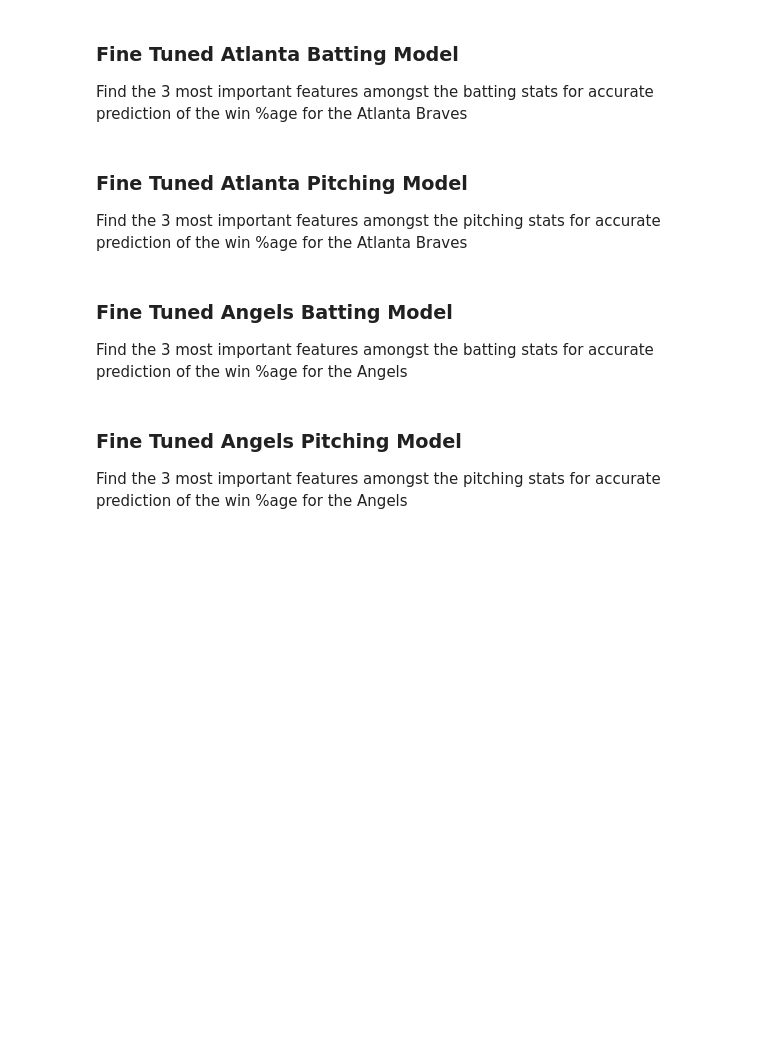
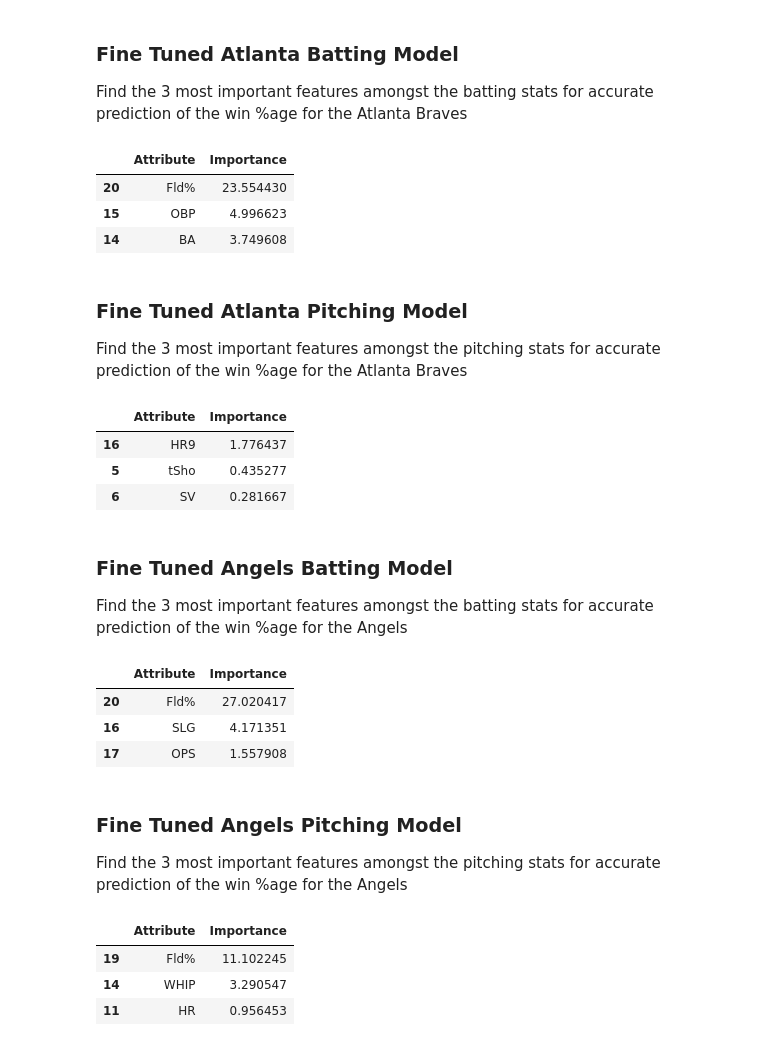
Before and after one commit to rxs1182/SNUPy_ipynb, a Jupyter notebook: Practice/05_rachel_eda.ipynb, the cells around one changed output. Saved outputs shown, nothing was run; the diff lists cells and outputs as text; code cells hidden in the pictures; blank space fills up the shorter version.

```diff
--- a/Practice/05_rachel_eda.ipynb
+++ b/Practice/05_rachel_eda.ipynb
@@ -62,3 +141,21 @@ Find the 3 most important features amongst the batting stats for accurate predic
+# %%
+x = atlanta_batting.iloc[:,-22:-1]
+y = atlanta_batting["WIN%"].to_numpy().reshape(-1, 1)
+x_train, x_test, y_train, y_test = train_test_split(x,y,test_size=0.35)
+
+model = LinearRegression()
+model.fit(x_train, y_train)
+importances = pandas.DataFrame(data={
+    'Attribute': x_train.columns,
+    'Importance': model.coef_[0]
+})
+importances = importances.sort_values(by='Importance', ascending=False)
+importances[0:3]
+# %% [output]
+|  | Attribute | Importance |
+| 20 | Fld% | 23.554430 |
+| 15 | OBP | 4.996623 |
+| 14 | BA | 3.749608 |
 # %% [markdown]
 ### Fine Tuned Atlanta Pitching Model
 Find the 3 most important features amongst the pitching stats for accurate prediction of the win %age for the Atlanta Braves
@@ -67,3 +162,21 @@ Find the 3 most important features amongst the pitching stats for accurate predi
+# %%
+x = atlanta_pitching.iloc[:,-22:-1]
+y = atlanta_pitching["WIN%"].to_numpy().reshape(-1, 1)
+x_train, x_test, y_train, y_test = train_test_split(x,y,test_size=0.35)
+
+model = LinearRegression()
+model.fit(x_train, y_train)
+importances = pandas.DataFrame(data={
+    'Attribute': x_train.columns,
+    'Importance': model.coef_[0]
+})
+importances = importances.sort_values(by='Importance', ascending=False)
+importances[0:3]
+# %% [output]
+|  | Attribute | Importance |
+| 16 | HR9 | 1.776437 |
+| 5 | tSho | 0.435277 |
+| 6 | SV | 0.281667 |
 # %% [markdown]
 ### Fine Tuned Angels Batting Model
 Find the 3 most important features amongst the batting stats for accurate prediction of the win %age for the Angels
@@ -72,3 +183,21 @@ Find the 3 most important features amongst the batting stats for accurate predic
+# %%
+x = angels_batting.iloc[:,-22:-1]
+y = angels_batting["WIN%"].to_numpy().reshape(-1, 1)
+x_train, x_test, y_train, y_test = train_test_split(x,y,test_size=0.35)
+
+model = LinearRegression()
+model.fit(x_train, y_train)
+importances = pandas.DataFrame(data={
+    'Attribute': x_train.columns,
+    'Importance': model.coef_[0]
+})
+importances = importances.sort_values(by='Importance', ascending=False)
+importances[0:3]
+# %% [output]
+|  | Attribute | Importance |
+| 20 | Fld% | 27.020417 |
+| 16 | SLG | 4.171351 |
+| 17 | OPS | 1.557908 |
 # %% [markdown]
 ### Fine Tuned Angels Pitching Model
 Find the 3 most important features amongst the pitching stats for accurate prediction of the win %age for the Angels
@@ -76,0 +204,18 @@ Find the 3 most important features amongst the pitching stats for accurate predi
+# %%
+x = angels_pitching.iloc[:,-22:-1]
+y = angels_pitching["WIN%"].to_numpy().reshape(-1, 1)
+x_train, x_test, y_train, y_test = train_test_split(x,y,test_size=0.35)
+
+model = LinearRegression()
+model.fit(x_train, y_train)
+importances = pandas.DataFrame(data={
+    'Attribute': x_train.columns,
+    'Importance': model.coef_[0]
+})
+importances = importances.sort_values(by='Importance', ascending=False)
+importances[0:3]
+# %% [output]
+|  | Attribute | Importance |
+| 19 | Fld% | 11.102245 |
+| 14 | WHIP | 3.290547 |
+| 11 | HR | 0.956453 |
```
Also changed, not shown: parts of 23 cells of this notebook.
